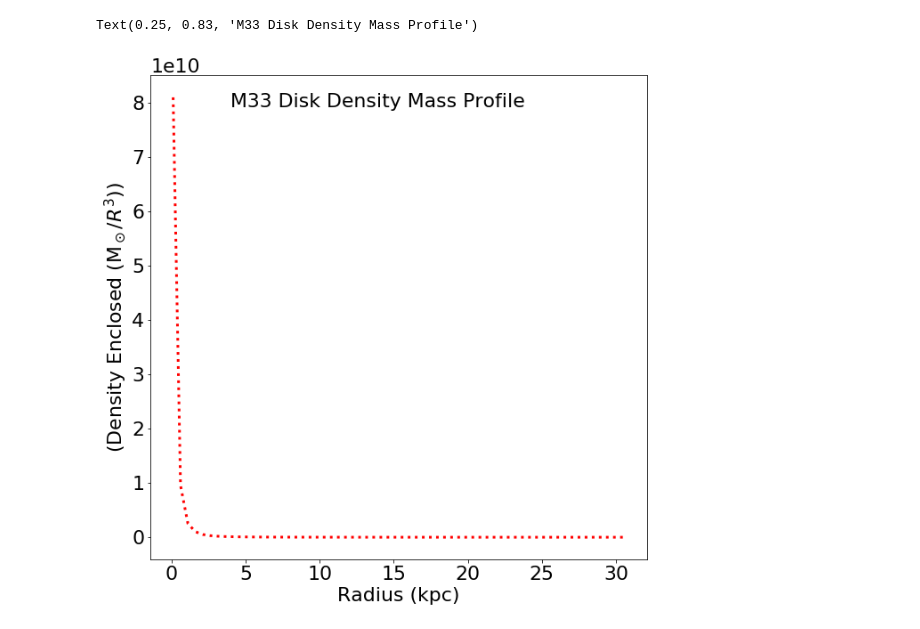
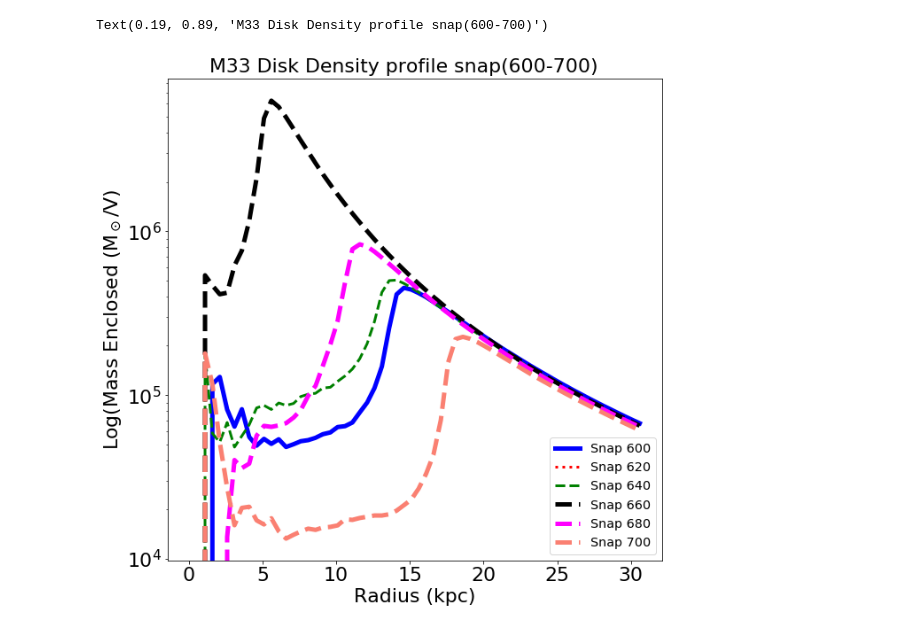
Before and after one commit to kyubito/400B_MASINI, a Jupyter notebook: Research Assignement/Code/Code.ipynb, the cells around one changed output. Saved outputs shown, nothing was run; the diff lists cells and outputs as text; code cells hidden in the pictures.

```diff
--- a/Research Assignement/Code/Code.ipynb
+++ b/Research Assignement/Code/Code.ipynb
@@ -88,51 +508,59 @@ Text(0.25, 0.83, 'M33 halo Density Mass Profile')
 # %%
-# Plot the Mass Profile for M33.
+# Plot the Mass Profile for the MW.
 ####################################
-
+M33_600 = MassProfile("M33",600)
+M33_620 = MassProfile("M33",620)
+M33_640 = MassProfile("M33",640)
+M33_660 = MassProfile("M33",660)
+M33_680 = MassProfile("M33",680)
+M33_700 = MassProfile("M33",700)
 
 fig = plt.figure(figsize=(10,10))
 ax = plt.subplot(111)
 
+# Create an array to store Radius, from 0-30 kpc
+# intervals of 0.5 kpc
+R = np.arange(0.1,31,0.5)
 
-# Plot mass enclosed for Halo
-#plt.semilogy(R,M33.MassEnclosed(1,R)/R**3, color='blue', linewidth=5, label='Halo')
-#plt.plot(R,M33.MassEnclosed(1,R)/R**3, color='blue',linestyle="--", linewidth=5)#, label='Halo')
+#Create the volume of the sphere containing the matter in a given radius
+V = ((4*np.pi*(R**3))/3)
 
-# for Disk
-#plt.semilogy(R,M33.MassEnclosed(2,R)/R**3, color='red', linestyle=":", linewidth=3, label='Disk')
-plt.plot(R,M33.MassEnclosed(2,R)/R**3, color='red', linestyle=":", linewidth=3)#, label='Disk')
 
-# TOTAL Mass
-#plt.semilogy(R,M33.MassEnclosedTotal(R)/R**3, color='black', linestyle="--",linewidth=5, label='Total')
-#plt.plot(R,M33.MassEnclosedTotal(R)/R**3, color='black', linestyle="--",linewidth=5, label='Total')
+# Halo Snap 600
+plt.semilogy(R,M33_600.MassEnclosed(2,R)/V, color='blue', linewidth=5, label='Snap 600')
 
-# Hernquist Profile
-#plt.semilogy(R,M33.HernquistMass(R,ScaleM33,MtotM33)/R**3, color='magenta',linewidth=5, label='Hernquist, a=25 kpc')
-#plt.plot(R,M33.HernquistMass(R,ScaleM33,MtotM33)/R**3, color='magenta',linestyle="--",linewidth=5, label='Hernquist, a=25 kpc')
+# Halo Snap 620
+plt.semilogy(R,M33_620.MassEnclosed(2,R)/V, color='red', linestyle=":", linewidth=3, label='Snap 620')
+
+# Halo Snap 640
+plt.semilogy(R,M33_640.MassEnclosed(2,R)/V, color='green', linestyle="--",linewidth=3, label='Snap 640')
+
+# Halo snap 660
+plt.semilogy(R,M33_660.MassEnclosed(2,R)/V, color='black', linestyle="--",linewidth=5, label='Snap 660')
+
+# Halo Snap 680
+plt.semilogy(R,M33_680.MassEnclosed(2,R)/V, color='magenta',linestyle="--",linewidth=5, label='Snap 680')
+
+# Halo Snap 700
+plt.semilogy(R,M33_700.MassEnclosed(2,R)/V, color='salmon',linestyle="--",linewidth=5, label='Snap 700')
 
 
 # Add axis labels
 plt.xlabel('Radius (kpc)', fontsize=22)
-plt.ylabel(r'(Density Enclosed (M$_\odot$/$R^3$))', fontsize=22)
+plt.ylabel(r'Log(Mass Enclosed (M$_\odot$/V)', fontsize=22)
 
-#set axis limits
-#plt.ylim(1e9,1e12)
 
 #adjust tick label font size
-#label_size = 22
-#matplotlib.rcParams['xtick.labelsize'] = label_size
-#matplotlib.rcParams['ytick.labelsize'] = label_size
+label_size = 22
+matplotlib.rcParams['xtick.labelsize'] = label_size
+matplotlib.rcParams['ytick.labelsize'] = label_size
+
 
 # add a legend with some customizations.
-#legend = ax.legend(loc='lower right',fontsize='x-large')
+legend = ax.legend(loc='lower right',fontsize='x-large')
 
 #add figure text
-plt.figtext(0.25, 0.83, 'M33 Disk Density Mass Profile', fontsize=22)
-
-
-# Save to a file
-#ax.set_rasterized(True)
-#plt.savefig('MassProfile_M33.eps', rasterized=True, dpi=350)
+plt.figtext(0.19, 0.89, 'M33 Disk Density profile snap(600-700)', fontsize=22)
 # %% [output]
-Text(0.25, 0.83, 'M33 Disk Density Mass Profile')
+Text(0.19, 0.89, 'M33 Disk Density profile snap(600-700)')
-[figure, old version]
+[figure, new version]
```
Also changed, not shown: parts of 23 cells of this notebook.
